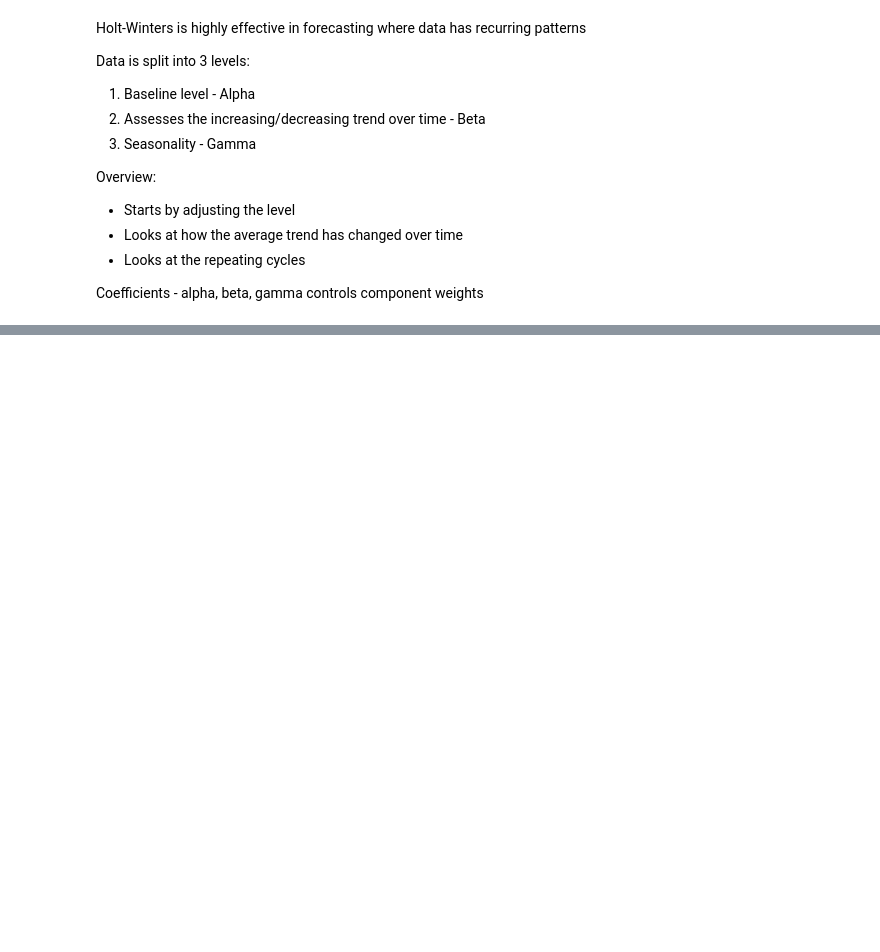
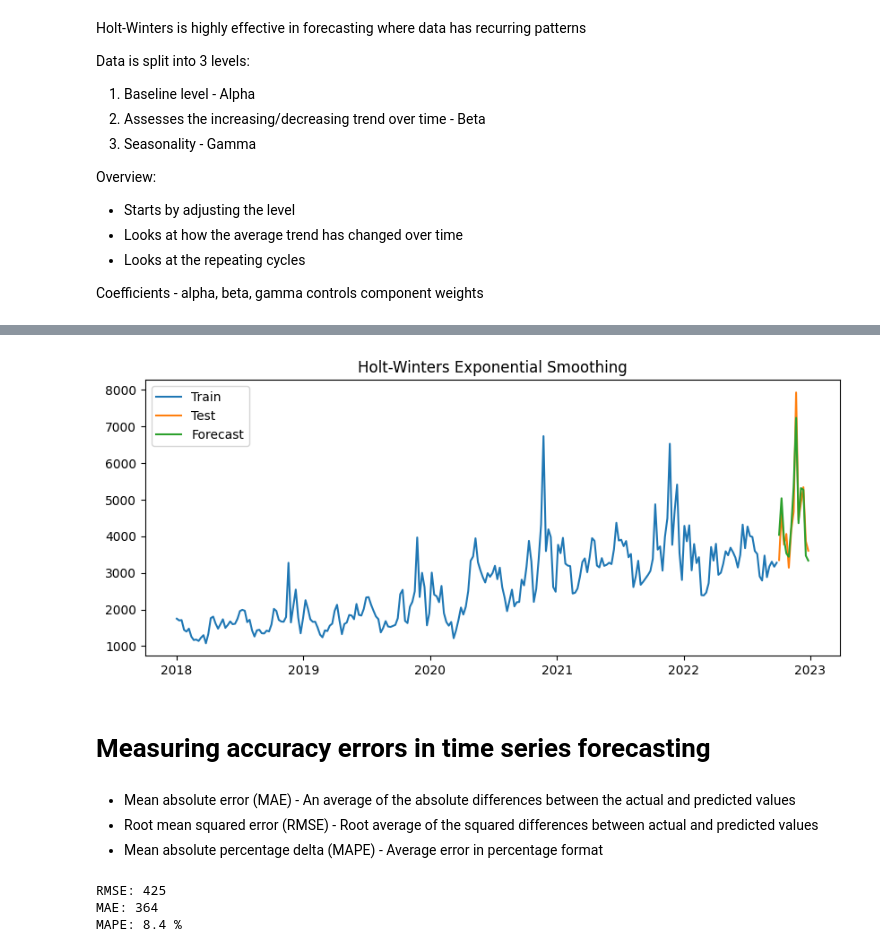
Before and after one commit to epifeni/ML_Time_Series, a Jupyter notebook: Holt_Winters_ExponentialSmoothing.ipynb, the cells around one changed output, grey strips where cells are left out. Saved outputs shown, nothing was run; the diff lists cells and outputs as text; code cells hidden in the pictures; blank space fills up the shorter version.

```diff
--- a/Holt_Winters_ExponentialSmoothing.ipynb
+++ b/Holt_Winters_ExponentialSmoothing.ipynb
@@ -371,0 +434,34 @@ Coefficients - alpha, beta, gamma controls component weights
+# %%
+# Plot the Train, Test and Forecast
+plt.figure(figsize = (10,4))
+
+# Plot the train, test and forecast
+plt.plot(train, label = 'Train')
+plt.plot(test, label = 'Test')
+plt.plot(holt_pred, label = 'Forecast')
+
+# Add a title and legend to the plot
+plt.title('Holt-Winters Exponential Smoothing')
+plt.legend()
+plt.show()
+# %% [output]
+[figure, added]
+# %% [markdown]
+# Measuring accuracy errors in time series forecasting
+# %% [markdown]
+* Mean absolute error (MAE) - An average of the absolute differences between the actual and predicted values
+* Root mean squared error (RMSE) - Root average of the squared differences between actual and predicted values
+* Mean absolute percentage delta (MAPE) - Average error in percentage format
+# %%
+# Calculate and print the RMSE, MAE and MAPE
+rmse = root_mean_squared_error(test, holt_pred)
+mae = mean_absolute_error(test, holt_pred)
+mape = mean_absolute_percentage_error(test, holt_pred)
+
+print(f"RMSE: {rmse:.0f}")
+print(f"MAE: {mae:.0f}")
+print(f"MAPE: {100 * mape:.1f} %")
+# %% [output]
+RMSE: 425
+MAE: 364
+MAPE: 8.4 %
```
Also changed, not shown: parts of 17 cells of this notebook.
